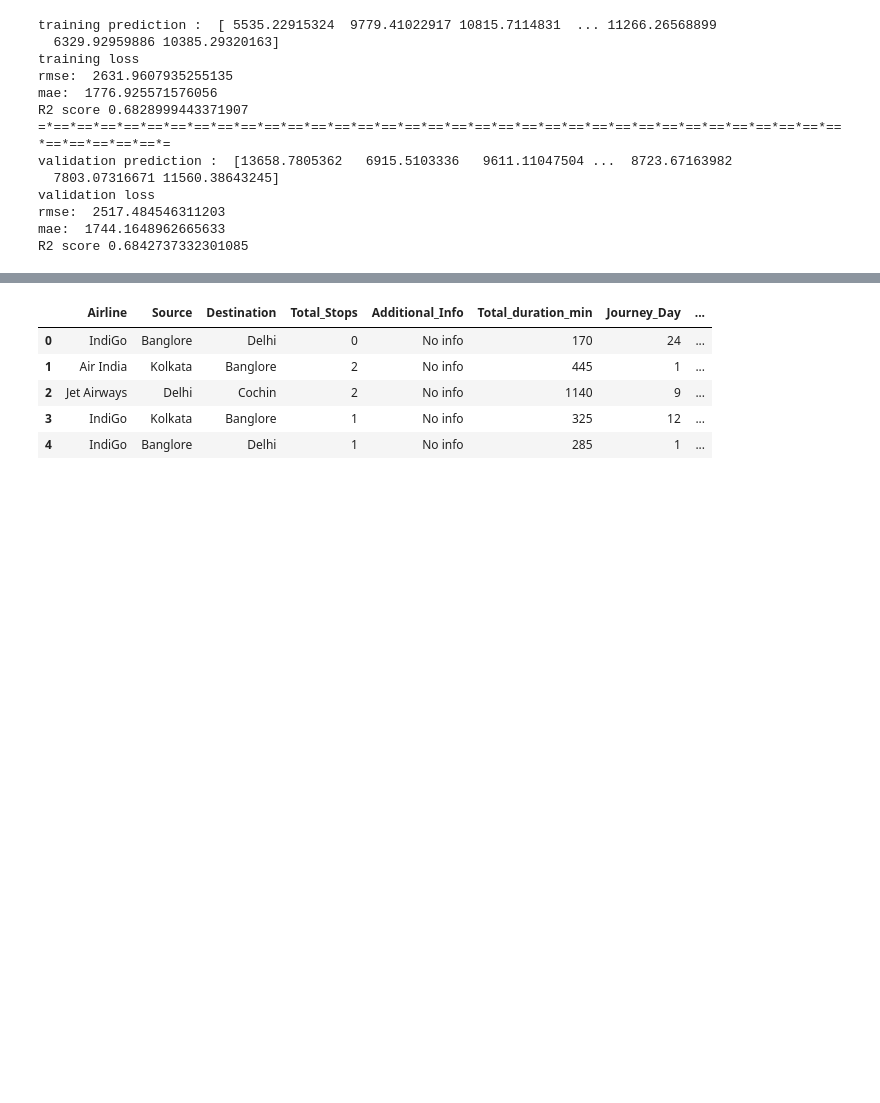
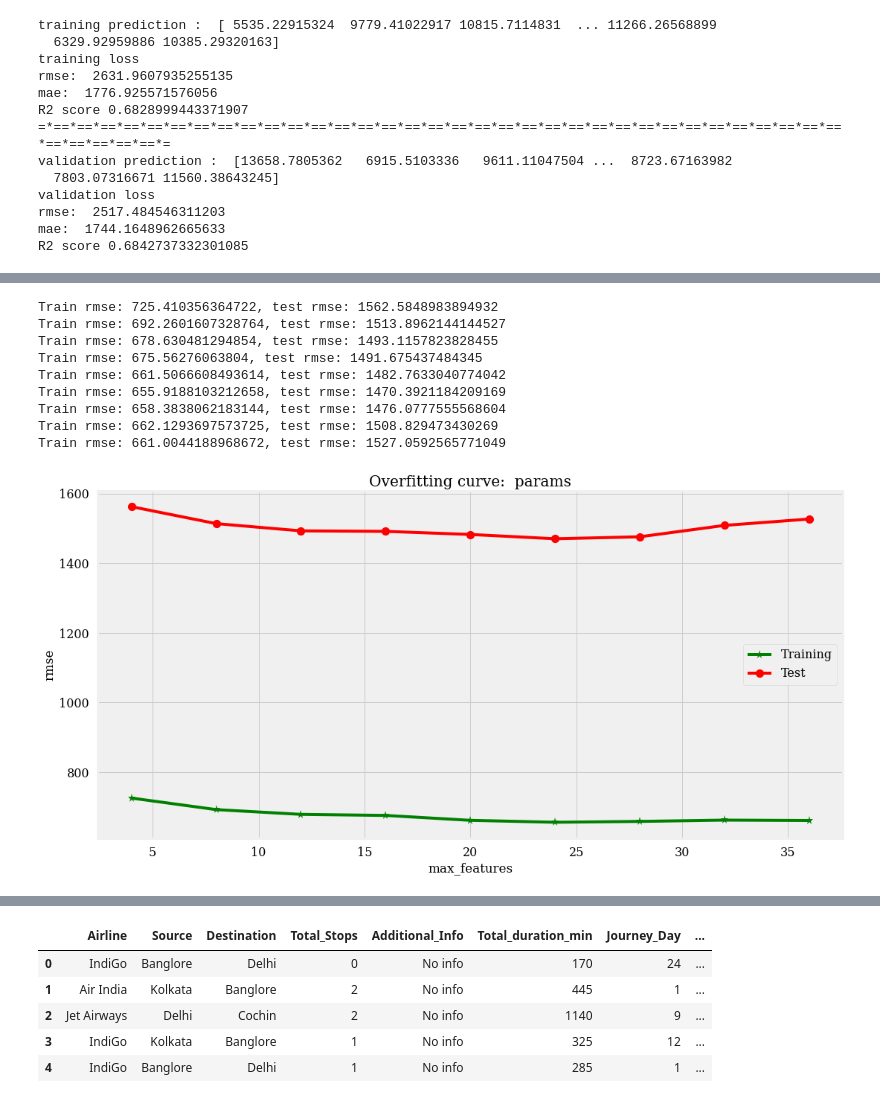
Before and after one commit to vijaybirju/Kaggle-notebook, a Jupyter notebook: flight-2.ipynb, the cells around one changed output, grey strips where cells are left out. Cells and saved outputs as stored; diff of their text form; code cells hidden in the pictures; blank space fills up the shorter version.

```diff
--- a/flight-2.ipynb
+++ b/flight-2.ipynb
@@ -891,0 +933,13 @@ R2 score 0.6842737332301085
+# %%
+test_params_and_plot('max_features',[4,8,12,16,20,24,28,32,36 ])
+# %% [output]
+Train rmse: 725.410356364722, test rmse: 1562.5848983894932
+Train rmse: 692.2601607328764, test rmse: 1513.8962144144527
+Train rmse: 678.630481294854, test rmse: 1493.1157823828455
+Train rmse: 675.56276063804, test rmse: 1491.675437484345
+Train rmse: 661.5066608493614, test rmse: 1482.7633040774042
+Train rmse: 655.9188103212658, test rmse: 1470.3921184209169
+Train rmse: 658.3838062183144, test rmse: 1476.0777555568604
+Train rmse: 662.1293697573725, test rmse: 1508.829473430269
+Train rmse: 661.0044188968672, test rmse: 1527.0592565771049
+[figure, added]
```
Also changed, not shown: parts of 26 cells of this notebook.
